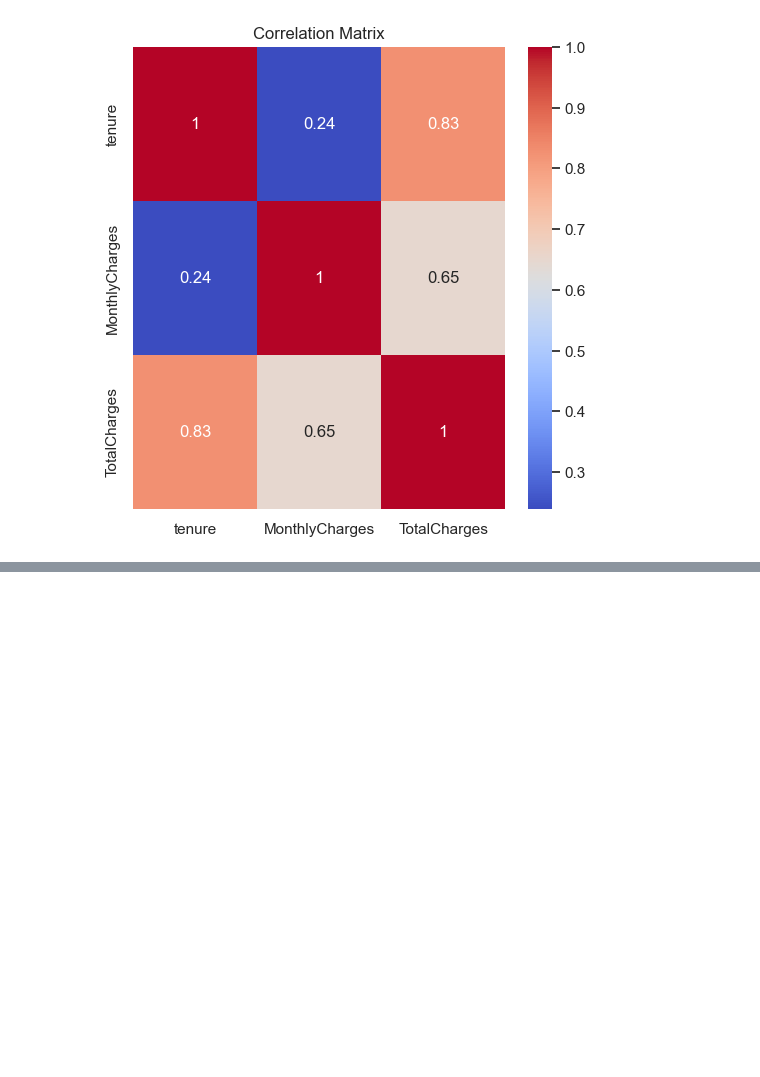
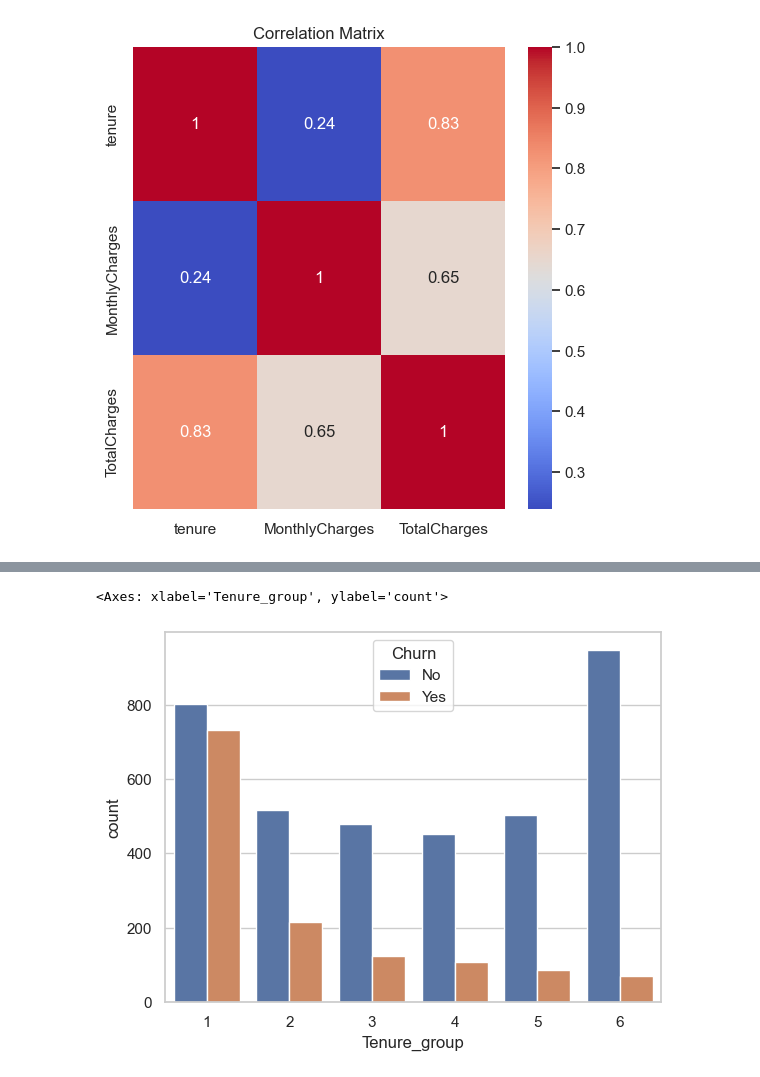
Before and after one commit to GeGe-K/Customer-Churn-Prediction, a Jupyter notebook: churn.ipynb, the cells around one changed output, grey strips where cells are left out. Drawn from its saved outputs; the diff is of its cells as text; code cells hidden in the pictures; blank space fills up the shorter version.

```diff
--- a/churn.ipynb
+++ b/churn.ipynb
@@ -1091,0 +1148,21 @@ plt.show()
+# %%
+# Drop columns
+training_data.drop(columns=['gender','PhoneService', 'MultipleLines'], inplace=True)
+# %%
+# Create bins for Tenure column
+# We do this to reduce data complexity and potentialy increase our model performance
+def tenure (T):
+    if T<=12:
+        return 1
+    elif T>12 and T<=24:
+        return 2
+    elif T>24 and T<=36:
+        return 3
+    elif T>36 and T<=48:
+        return 4
+    elif T>48 and T<=60:
+        return 5
+    else:
+        return 6
+
+training_data['Tenure_group'] = training_data['tenure'].apply(lambda x: tenure(x))
@@ -1091,0 +1180,8 @@ plt.show()
+# %%
+# Drop original tenure column
+training_data.drop('tenure', axis = 1, inplace=True)
+# %%
+sns.countplot(x='Tenure_group', hue='Churn', data=training_data)
+# %% [output]
+<Axes: xlabel='Tenure_group', ylabel='count'>
+[figure, added]
```
Also changed, not shown: parts of 19 cells of this notebook.
